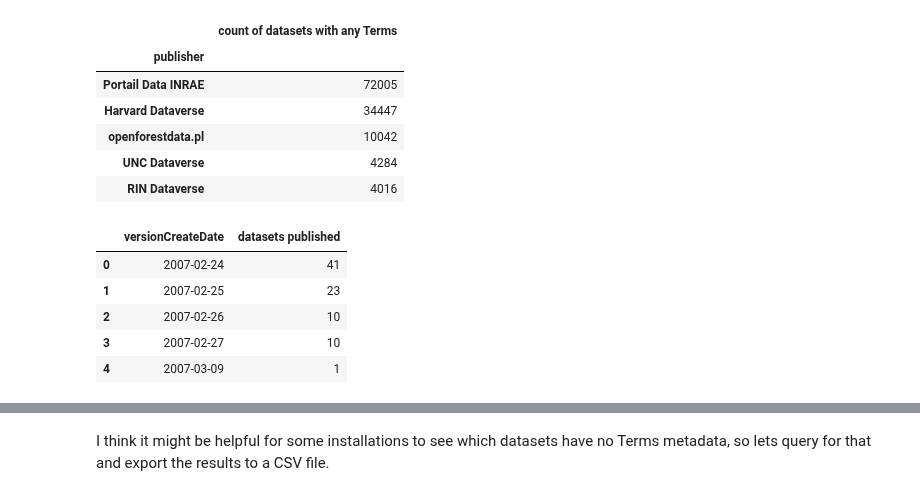
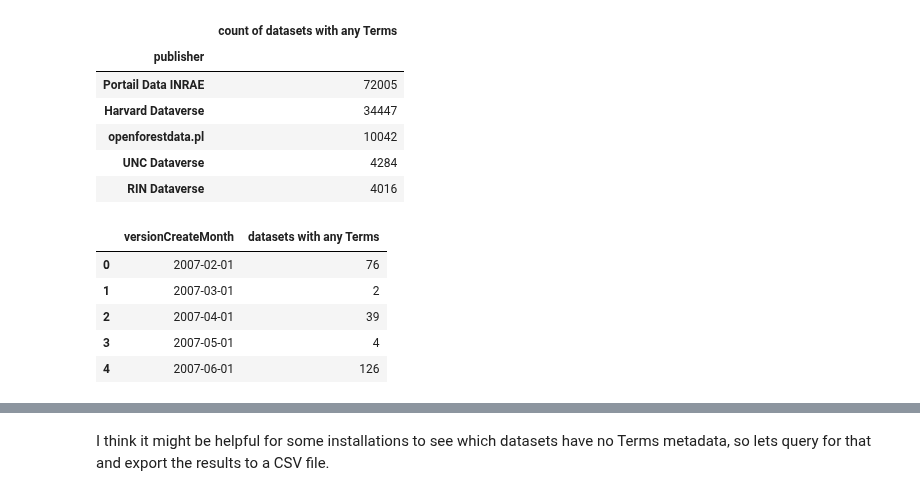
Before and after one commit to jggautier/ux-research-data-analysis, a Jupyter notebook: notebooks/Terms_metadata_in_Dataverse_repositories/Datasets with license plus terms of use metadata/Datasets with license plus terms of use metadata.ipynb, the cells around one changed output, grey strips where cells are left out. Drawn from its saved outputs; the diff is of its cells as text; code cells hidden in the pictures.

```diff
--- a/notebooks/Terms_metadata_in_Dataverse_repositories/Datasets with license plus terms of use metadata/Datasets with license plus terms of use metadata.ipynb
+++ b/notebooks/Terms_metadata_in_Dataverse_repositories/Datasets with license plus terms of use metadata/Datasets with license plus terms of use metadata.ipynb
@@ -93,6 +93,18 @@ latestversion['publisher'] = latestversion['publisher'].replace(['Root'],'Dartmo
 # Add column with just the date (no time) of the versionCreateTime for each dataset
 latestversion['versionCreateDate'] = pd.to_datetime(latestversion['versionCreateTime']).dt.date
 
+# Add column with just the month of the versionCreateTime for each dataset
+# latestversion['versionCreateDate'] = pd.to_datetime(latestversion['versionCreateTime']).dt.date
+latestversion['versionCreateMonth'] = pd.to_datetime(latestversion['versionCreateTime']).dt.to_period('M')
+
+# pd.to_timestamp(latestversion['versionCreateMonth'], format="%Y-%d")
+
+latestversion['versionCreateMonth'] = latestversion['versionCreateMonth'].astype(str)
+latestversion['versionCreateMonth'] = pd.to_datetime(latestversion['versionCreateMonth'])
+
 # Make sure values in the two date columns are interpreted as dates
 dateColumns = ['versionCreateTime', 'versionCreateDate']
 latestversion[dateColumns] = latestversion[dateColumns].apply(pd.to_datetime)
+
+
+# print (pd.to_datetime(df_sub['year'].astype(str)  + df_sub['Months'], format='%Y%B'))
@@ -122,7 +152,7 @@ How many of those datasets have metadata with any Terms information?
 # %%
 # Retain only columns containing the publisher name, dataset PID, the date columns when the latest versions were published, and any values in the license and Terms of Use fields
 latestversion = latestversion[[
-    'publisher', 'persistentUrl', 'versionCreateTime', 'versionCreateDate', 'license', 'termsOfUse', 'confidentialityDeclaration', 'specialPermissions',
+    'publisher', 'persistentUrl', 'versionCreateTime', 'versionCreateDate', 'versionCreateMonth', 'license', 'termsOfUse', 'confidentialityDeclaration', 'specialPermissions',
     'restrictions', 'citationRequirements', 'depositorRequirements', 'conditions', 'disclaimer'
 ]]
 # %%
@@ -175,18 +205,33 @@ def daily_count(df, countColumnName):
             .reset_index(drop=False, inplace=False)
     )
     return df
+# %%
+# Function for getting monthly count of published datasets
+def monthly_count(df, countColumnName):
+    df = (
+        # Retain only these columns
+        df[['versionCreateMonth', 'persistentUrl']]
+
+        # Group by versionCreateMonth
+            .value_counts(subset=['versionCreateMonth'])
+            .to_frame(countColumnName)
+
+            .sort_values(by=['versionCreateMonth'], inplace=False, ascending=True)
+            .reset_index(drop=False, inplace=False)
+    )
+    return df
 # %%
 # Create line chart showing, of all published datasets, what percentage has metadata with any Terms?
 
 # Create dataframe with the percentage, each day, of datasets with any Terms (compared to all datasets)
 
-# Create dataframe with the number of latest dataset versions published each day
-dailyTotalDatasetCount = daily_count(latestversion, 'datasets published')
-dailyTotalDatasetCount.head()
+# Create dataframes with the number of latest dataset versions published each month and datasets with any Terms published each month
+monthlyTotalDatasetCount = monthly_count(latestversion, 'datasets published')
+monthlyCountDatasetsWithAnyTerms = monthly_count(datasetsWithAnyTerms, 'datasets with any Terms')
 # %% [output]
-|  | versionCreateDate | datasets published |
-| 0 | 2007-02-24 | 41 |
-| 1 | 2007-02-25 | 23 |
-| 2 | 2007-02-26 | 10 |
-| 3 | 2007-02-27 | 10 |
-| 4 | 2007-03-09 | 1 |
+|  | versionCreateMonth | datasets with any Terms |
+| 0 | 2007-02-01 | 76 |
+| 1 | 2007-03-01 | 2 |
+| 2 | 2007-04-01 | 39 |
+| 3 | 2007-05-01 | 4 |
+| 4 | 2007-06-01 | 126 |
```
Also changed, not shown: parts of 8 cells of this notebook.
